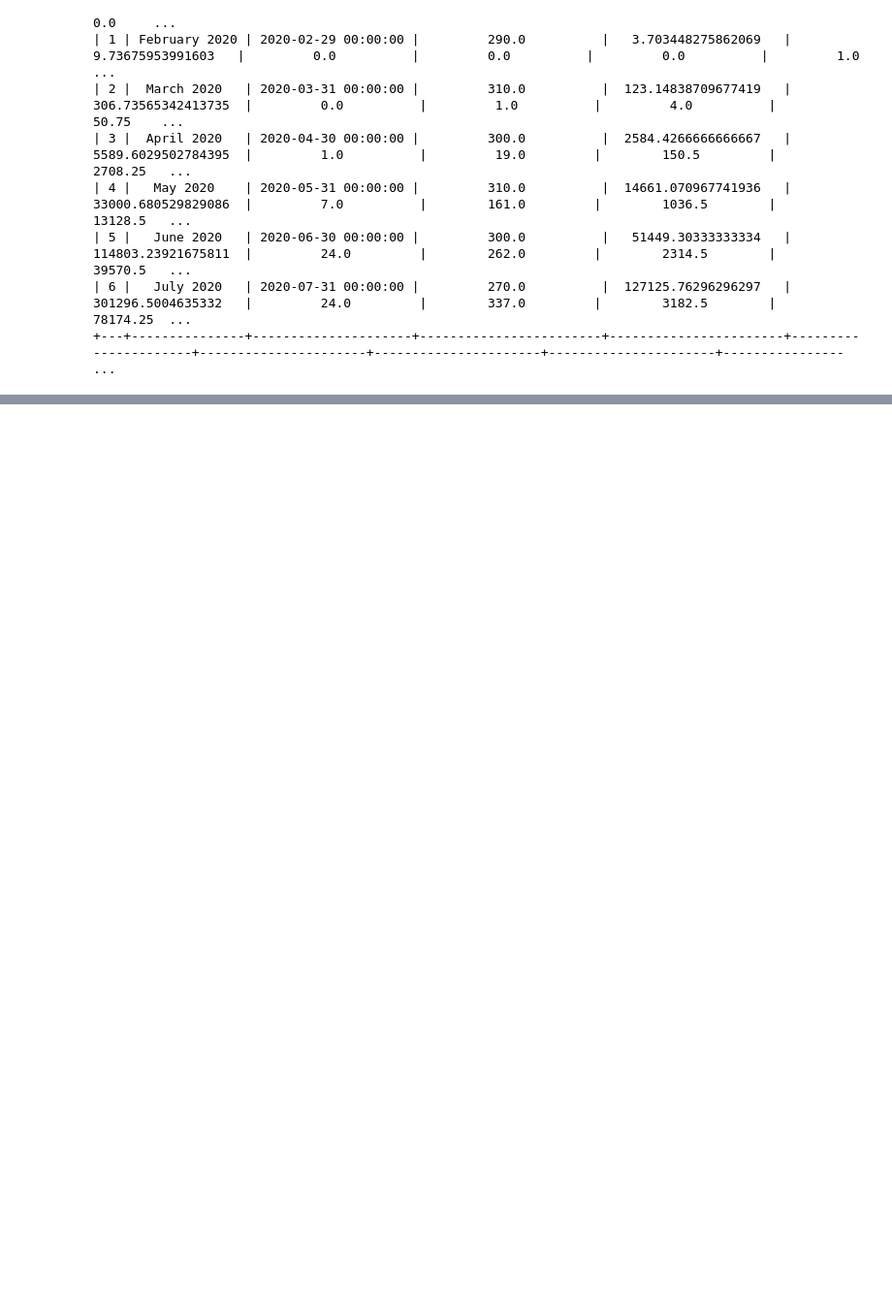
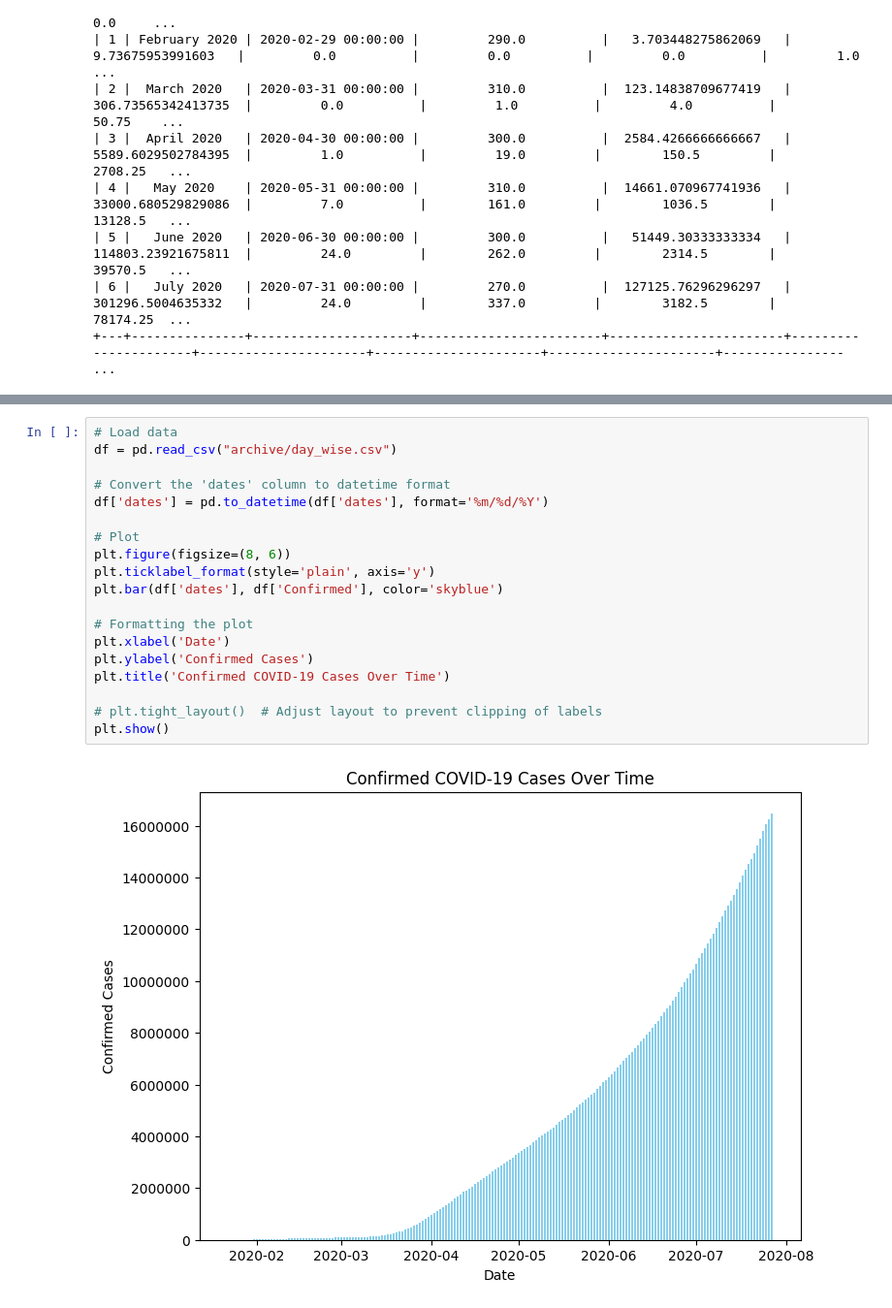
Before and after one commit to peterdev123/data_report, a Jupyter notebook: test.ipynb, the cells around one changed output, grey strips where cells are left out. Shown at 97% size. Saved outputs shown, nothing was run; the diff lists cells and outputs as text; blank space fills up the shorter version.

```diff
--- a/test.ipynb
+++ b/test.ipynb
@@ -382,0 +411,21 @@ plt.show()
+# %%
+# Load data
+df = pd.read_csv("archive/day_wise.csv")
+
+# Convert the 'dates' column to datetime format
+df['dates'] = pd.to_datetime(df['dates'], format='%m/%d/%Y')
+
+# Plot
+plt.figure(figsize=(8, 6))
+plt.ticklabel_format(style='plain', axis='y')
+plt.bar(df['dates'], df['Confirmed'], color='skyblue')
+
+# Formatting the plot
+plt.xlabel('Date')
+plt.ylabel('Confirmed Cases')
+plt.title('Confirmed COVID-19 Cases Over Time')
+
+# plt.tight_layout()  # Adjust layout to prevent clipping of labels
+plt.show()
+# %% [output]
+[figure, added]
```
Also changed, not shown: parts of 3 cells of this notebook.
